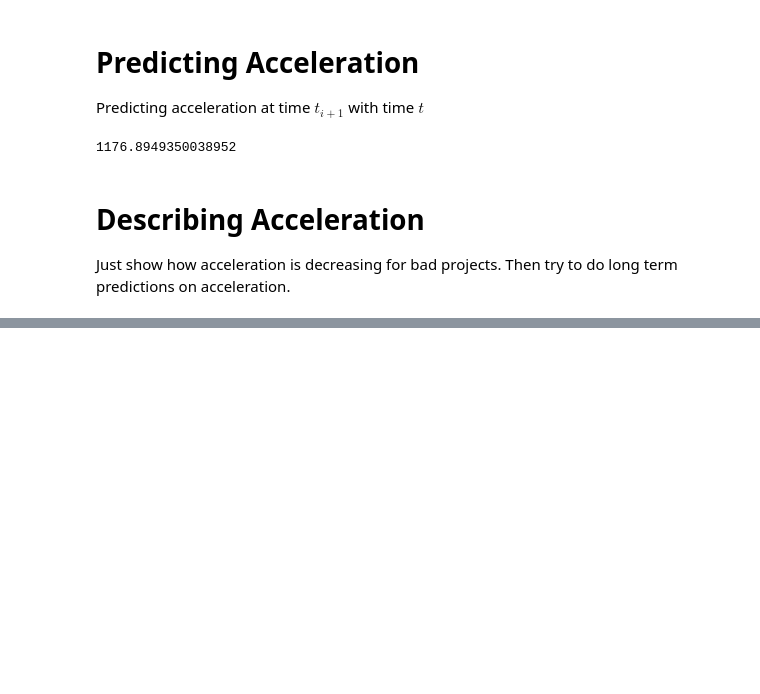
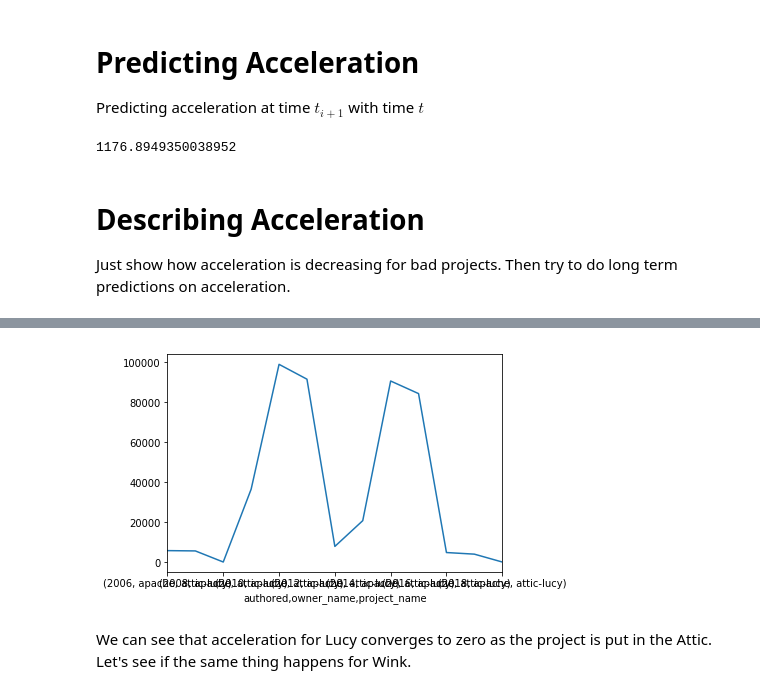
Before and after one commit to tbonza/EDS19, a Jupyter notebook: project/RepoHealth.ipynb, the cells around one changed output, grey strips where cells are left out. Cells and saved outputs as stored; diff of their text form; code cells hidden in the pictures; blank space fills up the shorter version.

```diff
--- a/project/RepoHealth.ipynb
+++ b/project/RepoHealth.ipynb
@@ -273,0 +310,9 @@ try to do long term predictions on acceleration.
+# %%
+np.abs(lucy.acceleration).plot()
+plt.show()
+# %% [output]
+[figure, added]
+# %% [markdown]
+We can see that acceleration for Lucy converges to zero as the
+project is put in the Attic. Let's see if the same thing happens
+for Wink.
```
Also changed, not shown: parts of 18 cells of this notebook.
